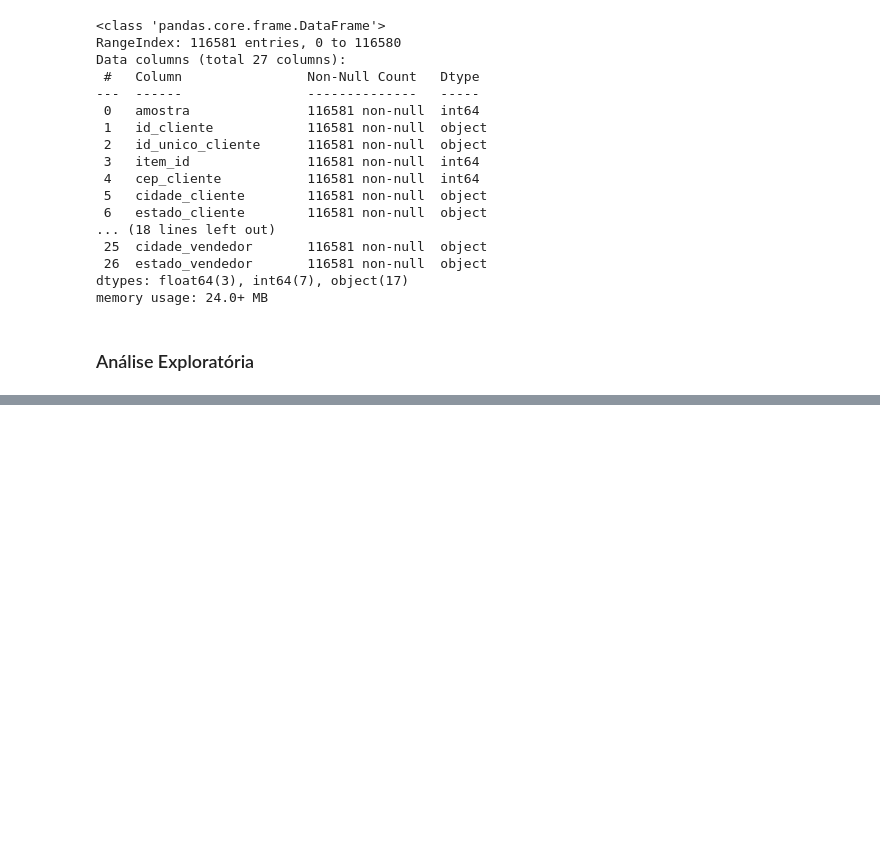
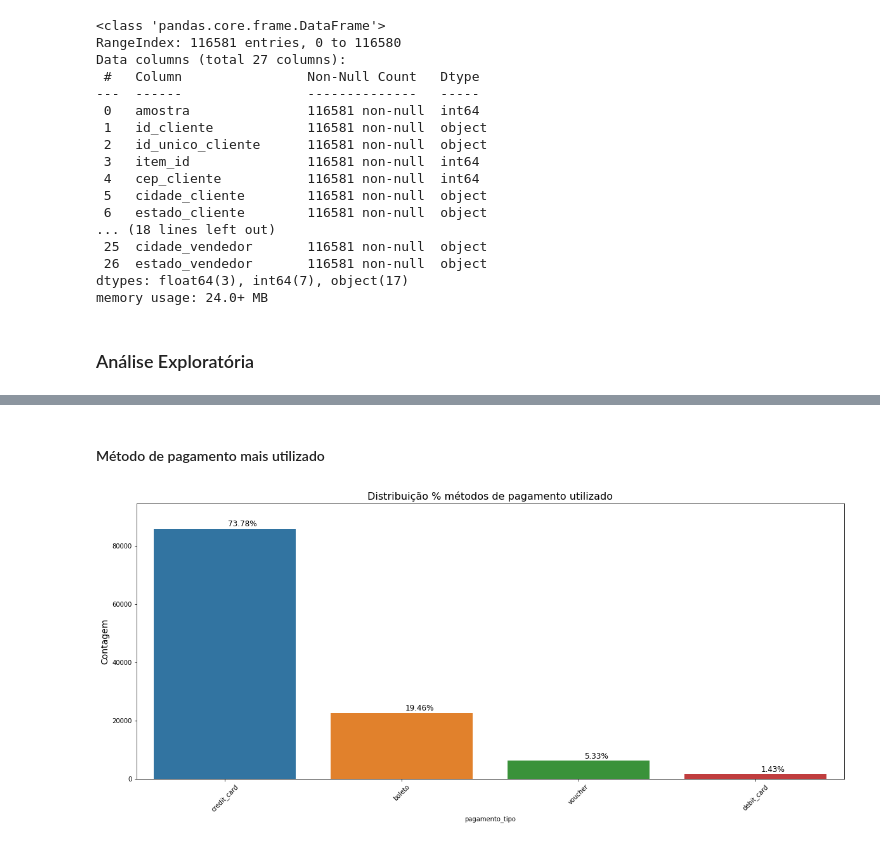
Before and after one commit to LilianeAquino/notebooks_cursos_alura, a Jupyter notebook: Clusterização de dados: Segmentação de clientes/clusterização_segmentação_clientes.ipynb, the cells around one changed output, grey strips where cells are left out. Saved outputs shown, nothing was run; the diff lists cells and outputs as text; code cells hidden in the pictures; blank space fills up the shorter version.

```diff
--- a/Clusterização de dados: Segmentação de clientes/clusterização_segmentação_clientes.ipynb
+++ b/Clusterização de dados: Segmentação de clientes/clusterização_segmentação_clientes.ipynb
@@ -76,0 +87,6 @@ def plot_perc(st, dados):
+# %% [markdown]
+#### Método de pagamento mais utilizado
+# %%
+plot_perc('pagamento_tipo', '% métodos de pagamento utilizado', df)
+# %% [output]
+[figure, added]
```
Also changed, not shown: parts of 15 cells of this notebook.
